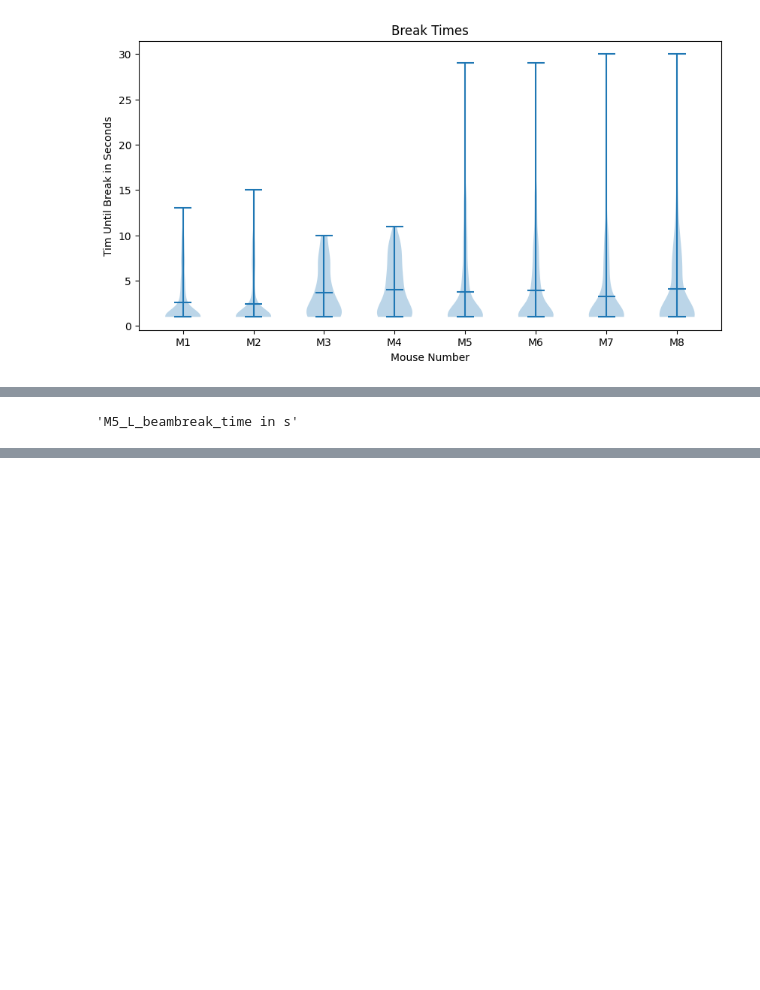
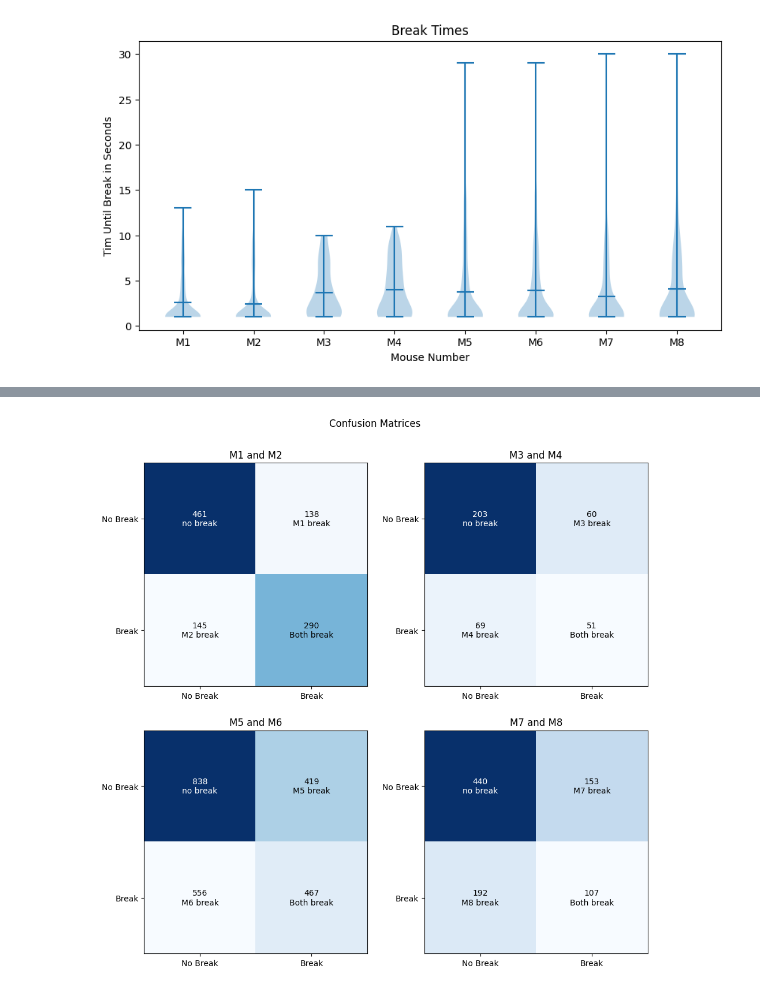
Before and after one commit to Tsuchijo/Interaction_Task_Data_Processing, a Jupyter notebook: Process_Trial_csv.ipynb, the cells around one changed output, grey strips where cells are left out. Cells and saved outputs as stored; diff of their text form; code cells hidden in the pictures; blank space fills up the shorter version.

```diff
--- a/Process_Trial_csv.ipynb
+++ b/Process_Trial_csv.ipynb
@@ -251,4 +238,0 @@ for file in M1_M2:
-# %%
-# load 20230712104541_log.csv
-df = pd.read_csv(path + '20230712104541_log.csv')
-pd.DataFrame(successful_trials_by_day['20230712104541_log'])
@@ -257,17 +239,58 @@ FileNotFoundError: [Errno 2] No such file or directory: '/mnt/teams/TM_Lab/Arjun
-# %%
-for file in M5_M6:
-    L_times = successful_trials_by_day[file]['L'].tolist()
-    R_times = successful_trials_by_day[file]['R'].tolist()
-    for L_time in L_times:
-        if L_time is not None and L_time > 60 or L_time < 0:
-            print(subtract_time_series(pd.read_csv(path + file + '.csv').iloc[L_times.index(L_time)], 'cue_time in s', 'M5_L_beambreak_time in s'))
-            display(pd.read_csv(path + file + '.csv').iloc[L_times.index(L_time) - 1 : L_times.index(L_time) + 2])
-
-    for R_time in R_times:
-        if R_time is not None and R_time > 60 or R_time < 0:
-            print(subtract_time_series(pd.read_csv(path + file + '.csv').iloc[R_times.index(R_time)], 'cue_time in s', 'M6_R_beambreak_time in s'))
-# %%
-df = pd.read_csv(path + '20230720104701_log.csv')
-df.iloc[1].axes[0][3]
-# %% [output]
-'M5_L_beambreak_time in s'
+# %%
+# create a confusion matrix of whether L or R break
+from sklearn.metrics import confusion_matrix
+# create dict of all mice break times
+mouse_break_times = dict(zip(mouse_name_list, [[0] for i in range(8)]))
+display(mouse_break_times)
+for file in file_names:
+    df = log_data[file]
+    # get mice names
+    matches = [ re.match('(M)[1-8]_[L | R]_beambreak_time in s', name) for name in df.columns.to_list()]
+    for match in matches:
+        if match is not None:
+            if match.string.split('_')[1] == 'R':
+                R = match.string
+            else:
+                L = match.string
+
+    # extract all the m1 times and label whether they exist or are nan
+    mouse_break_times[L[0:2]].extend(df[L].apply(lambda x : 0 if math.isnan(float(x)) else 1).tolist())
+    mouse_break_times[R[0:2]].extend(df[R].apply(lambda x : 0 if math.isnan(float(x)) else 1).tolist())
+# remove first 2 entries from each list
+for key in mouse_break_times.keys():
+    mouse_break_times[key] = mouse_break_times[key][2:]
+fig, axs = plt.subplots(2, 2)
+fig.suptitle('Confusion Matrices')
+fig.set_size_inches(10, 10)
+for i in range(4):
+    L  = (mouse_break_times[mouse_name_list[2 * i]])[1:]
+    R = (mouse_break_times[mouse_name_list[2 * i + 1]])[1:]
+    # create confusion matrix
+    cm = confusion_matrix(L, R)
+    # plot confusion matrix
+    axs[i//2, i%2].imshow(cm, cmap=plt.cm.Blues)
+    axs[i//2, i%2].set_title('M' + str(2 * i + 1) + ' and M' + str(2 * i + 2))
+    # axs[i//2, i%2].set_xlabel('M' + str(2 * i + 2))
+    # axs[i//2, i%2].set_ylabel('M' + str(2 * i + 1))
+    axs[i//2, i%2].set_xticks([0, 1])
+    axs[i//2, i%2].set_yticks([0, 1])
+    axs[i//2, i%2].set_xticklabels(['No Break', 'Break'])
+    axs[i//2, i%2].set_yticklabels(['No Break', 'Break'])
+    # add text to each square
+    thresh = cm.max() / 2.
+    for j in range(2):
+        for k in range(2):
+            if j == 1 and k == 1:
+                context_str = 'Both'
+            elif j == 0 and k == 0:
+                context_str = 'no'
+            elif j == 1 and k == 0:
+                context_str = mouse_name_list[2 * i]
+            else:
+                context_str = mouse_name_list[2 * i + 1]
+            axs[i//2, i%2].text(j, k, format(cm[j, k], 'd') +'\n'+ context_str + ' break',
+                    ha="center", va="center",
+                    color="white" if cm[j, k] > thresh * 1.5 else "black")
+fig.tight_layout(pad=2.0)
+fig.savefig('media/figures/' + 'confusionmat.svg', format='svg', dpi=1200)
+# %% [output]
@@ -273,0 +305 @@ df.iloc[1].axes[0][3]
+[figure, added]
```
Also changed, not shown: parts of 7 cells of this notebook, 1 other file.
